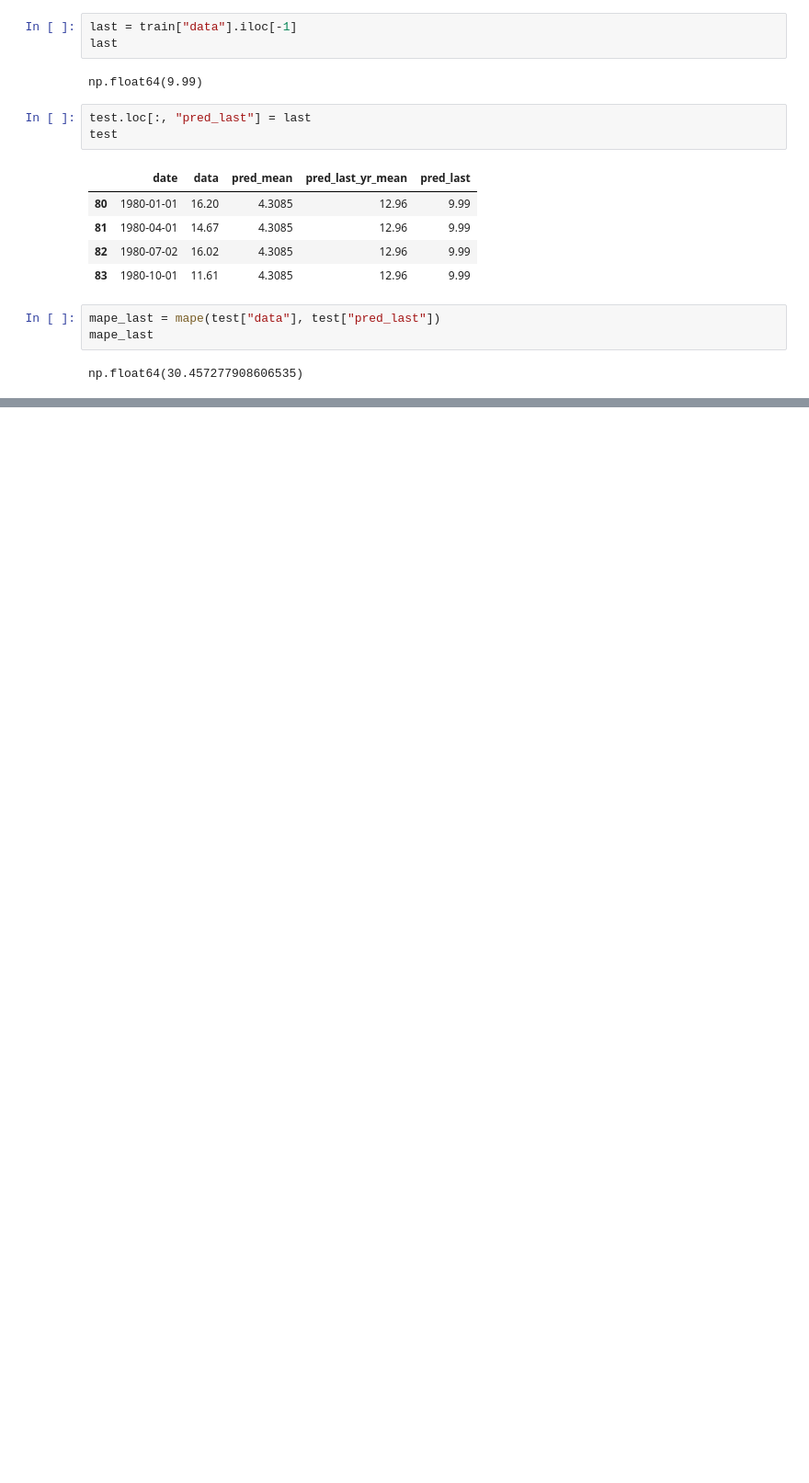
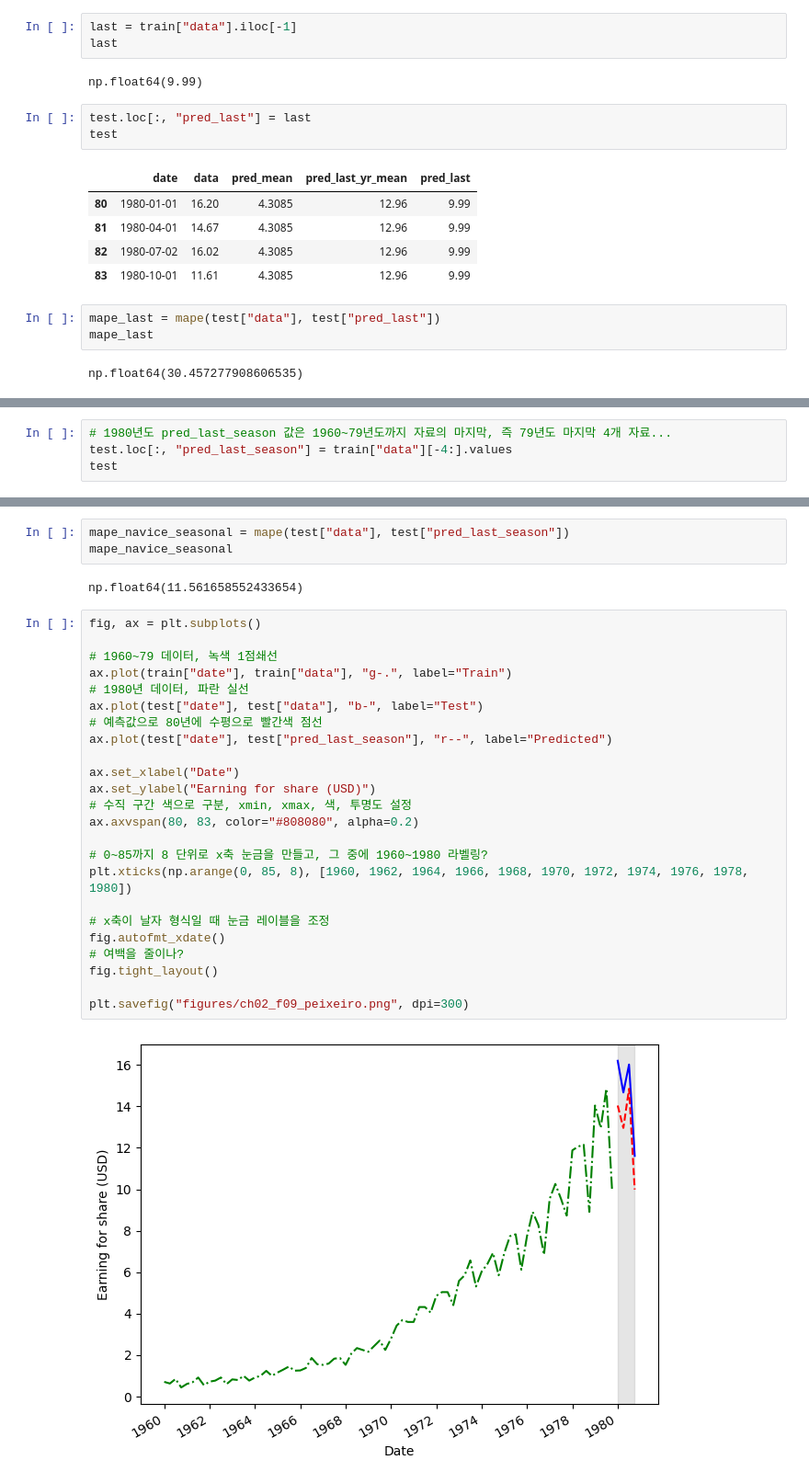
Before and after one commit to isltod/train-time-series-forecasting-in-python, a Jupyter notebook: ch02/CH02.ipynb, the cells around one changed output, grey strips where cells are left out. Shown at 92% size. Cells and saved outputs as stored; diff of their text form; blank space fills up the shorter version.

```diff
--- a/ch02/CH02.ipynb
+++ b/ch02/CH02.ipynb
@@ -186,0 +189,4 @@ plt.savefig("figures/ch02_f07_peixeiro.png", dpi=300)
+# %%
+# 1980년도 pred_last_season 값은 1960~79년도까지 자료의 마지막, 즉 79년도 마지막 4개 자료...
+test.loc[:, "pred_last_season"] = train["data"][-4:].values
+test
@@ -186,0 +199,31 @@ plt.savefig("figures/ch02_f07_peixeiro.png", dpi=300)
+# %%
+mape_navice_seasonal = mape(test["data"], test["pred_last_season"])
+mape_navice_seasonal
+# %% [output]
+np.float64(11.561658552433654)
+# %%
+fig, ax = plt.subplots()
+
+# 1960~79 데이터, 녹색 1점쇄선
+ax.plot(train["date"], train["data"], "g-.", label="Train")
+# 1980년 데이터, 파란 실선
+ax.plot(test["date"], test["data"], "b-", label="Test")
+# 예측값으로 80년에 수평으로 빨간색 점선
+ax.plot(test["date"], test["pred_last_season"], "r--", label="Predicted")
+
+ax.set_xlabel("Date")
+ax.set_ylabel("Earning for share (USD)")
+# 수직 구간 색으로 구분, xmin, xmax, 색, 투명도 설정
+ax.axvspan(80, 83, color="#808080", alpha=0.2)
+
+# 0~85까지 8 단위로 x축 눈금을 만들고, 그 중에 1960~1980 라벨링?
+plt.xticks(np.arange(0, 85, 8), [1960, 1962, 1964, 1966, 1968, 1970, 1972, 1974, 1976, 1978, 1980])
+
+# x축이 날자 형식일 때 눈금 레이블을 조정
+fig.autofmt_xdate()
+# 여백을 줄이나?
+fig.tight_layout()
+
+plt.savefig("figures/ch02_f09_peixeiro.png", dpi=300)
+# %% [output]
+[figure, added]
```
Also changed, not shown: parts of 4 cells of this notebook, 2 other files.
